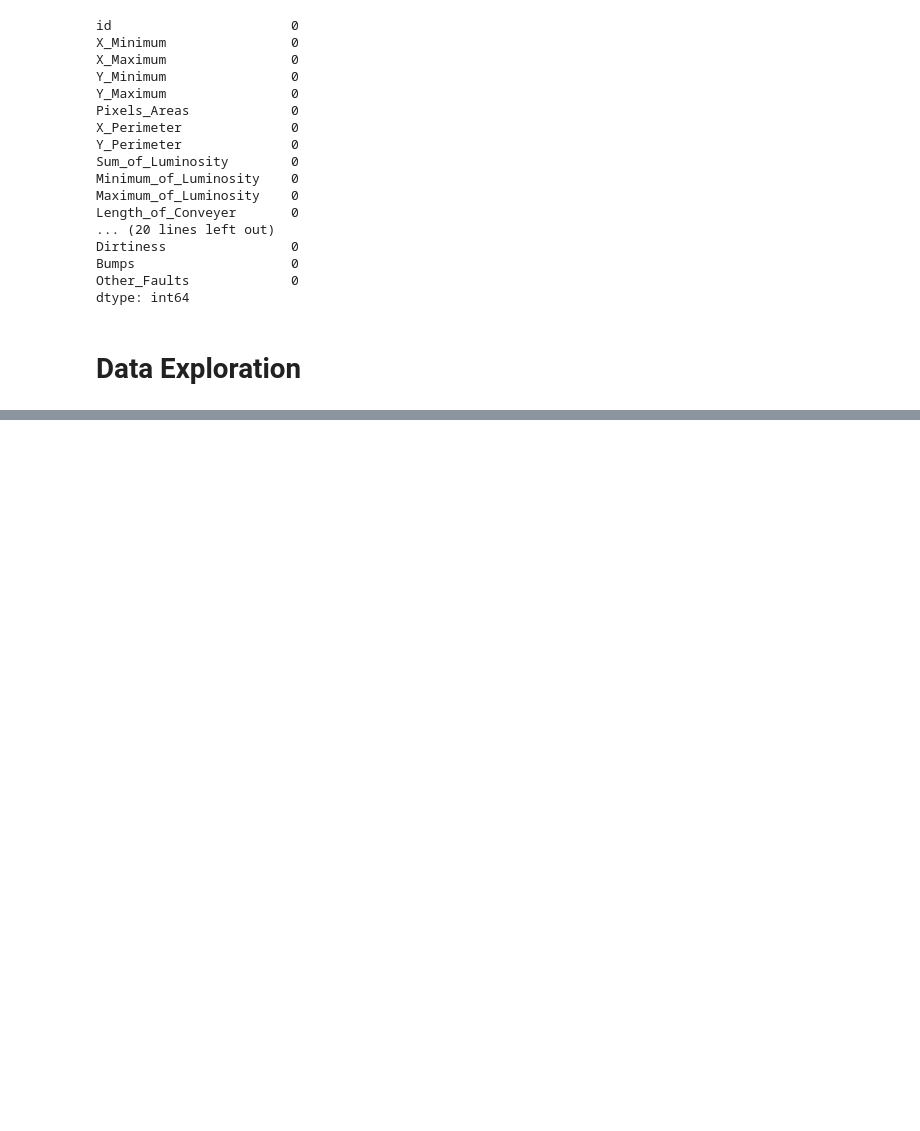
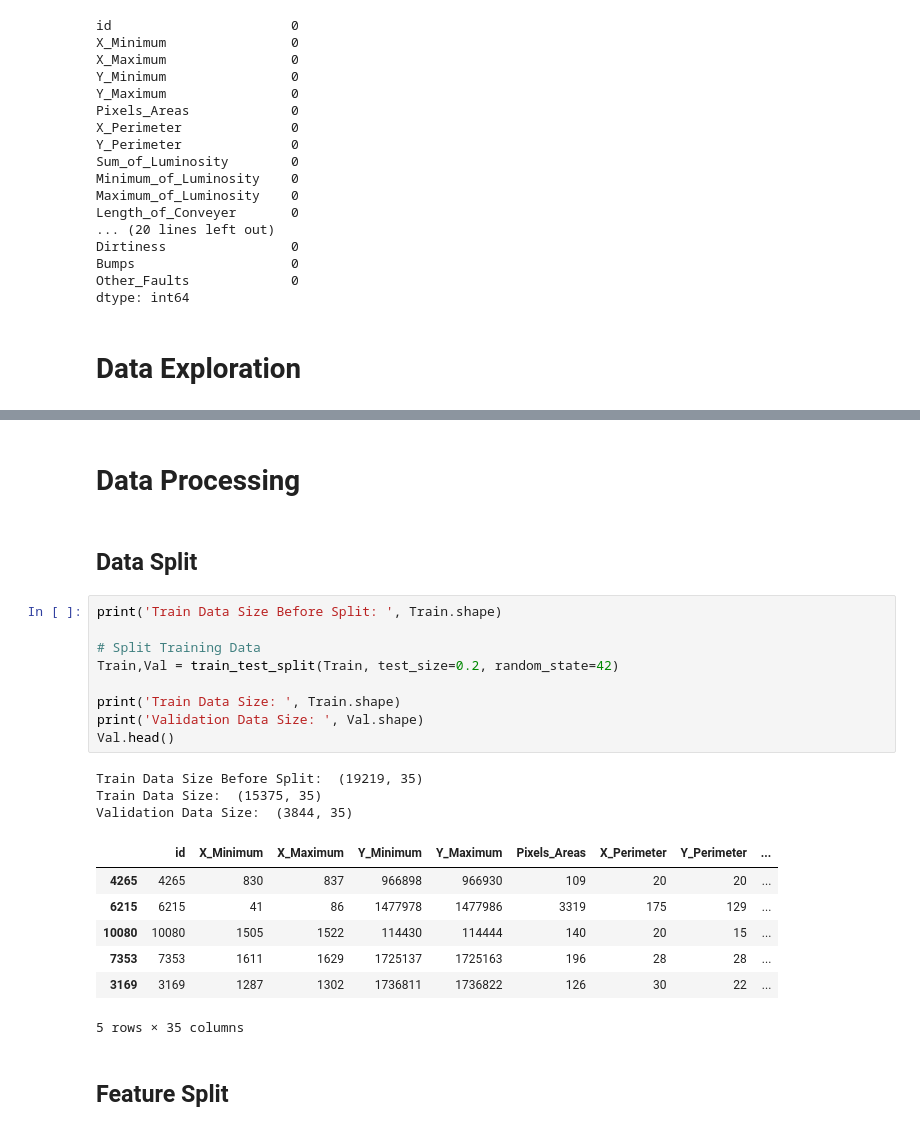
Before and after one commit to akshayyewle/Machine-Learning, a Jupyter notebook: 19 Steel Plate Defect Prediction/Python Notebook.ipynb, the cells around one changed output, grey strips where cells are left out. Drawn from its saved outputs; the diff is of its cells as text; blank space fills up the shorter version.

```diff
--- a/19 Steel Plate Defect Prediction/Python Notebook.ipynb
+++ b/19 Steel Plate Defect Prediction/Python Notebook.ipynb
@@ -139,0 +192,26 @@ array([0, 1], dtype=int64)
+# %% [markdown]
+# **Data Processing**
+# %% [markdown]
+## **Data Split**
+# %%
+print('Train Data Size Before Split: ', Train.shape)
+
+# Split Training Data
+Train,Val = train_test_split(Train, test_size=0.2, random_state=42)
+
+print('Train Data Size: ', Train.shape)
+print('Validation Data Size: ', Val.shape)
+Val.head()
+# %% [output]
+Train Data Size Before Split:  (19219, 35)
+Train Data Size:  (15375, 35)
+Validation Data Size:  (3844, 35)
+|  | id | X_Minimum | X_Maximum | Y_Minimum | Y_Maximum | Pixels_Areas | X_Perimeter | Y_Perimeter | ... |
+| 4265 | 4265 | 830 | 837 | 966898 | 966930 | 109 | 20 | 20 | ... |
+| 6215 | 6215 | 41 | 86 | 1477978 | 1477986 | 3319 | 175 | 129 | ... |
+| 10080 | 10080 | 1505 | 1522 | 114430 | 114444 | 140 | 20 | 15 | ... |
+| 7353 | 7353 | 1611 | 1629 | 1725137 | 1725163 | 196 | 28 | 28 | ... |
+| 3169 | 3169 | 1287 | 1302 | 1736811 | 1736822 | 126 | 30 | 22 | ... |
+5 rows × 35 columns
+# %% [markdown]
+## **Feature Split**
```
Also changed, not shown: parts of 40 cells of this notebook.
